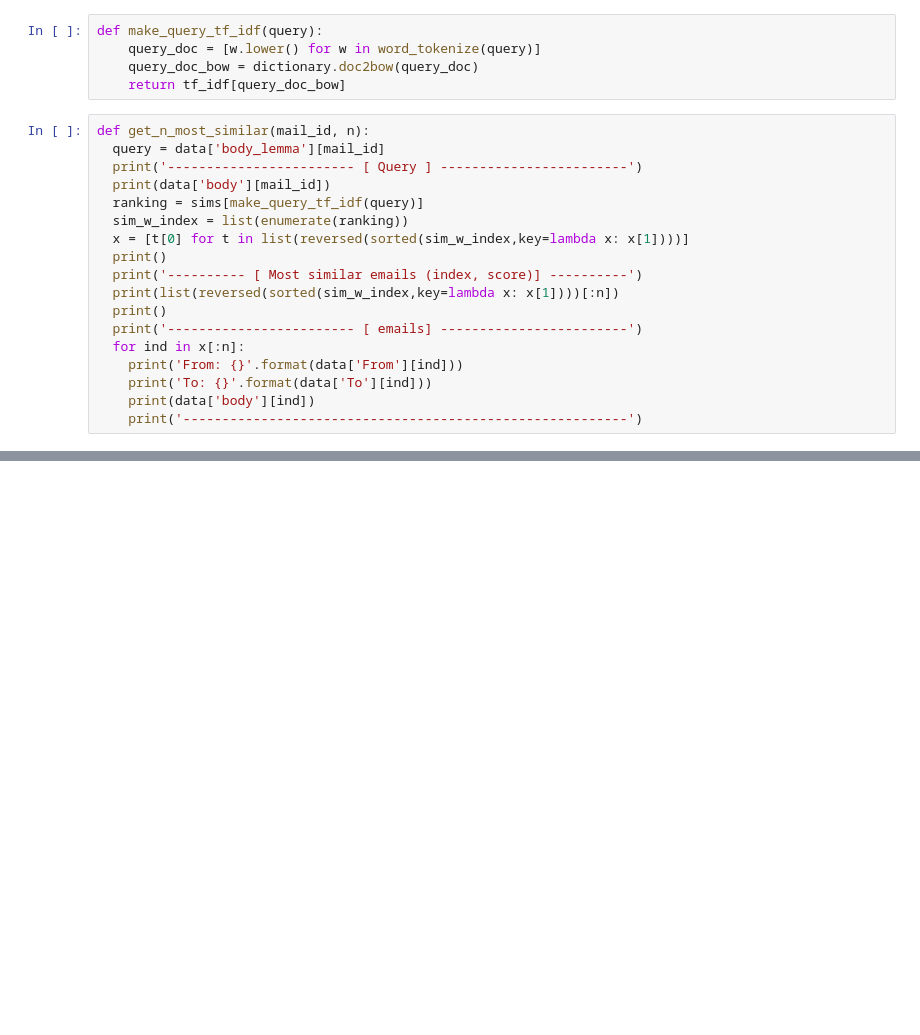
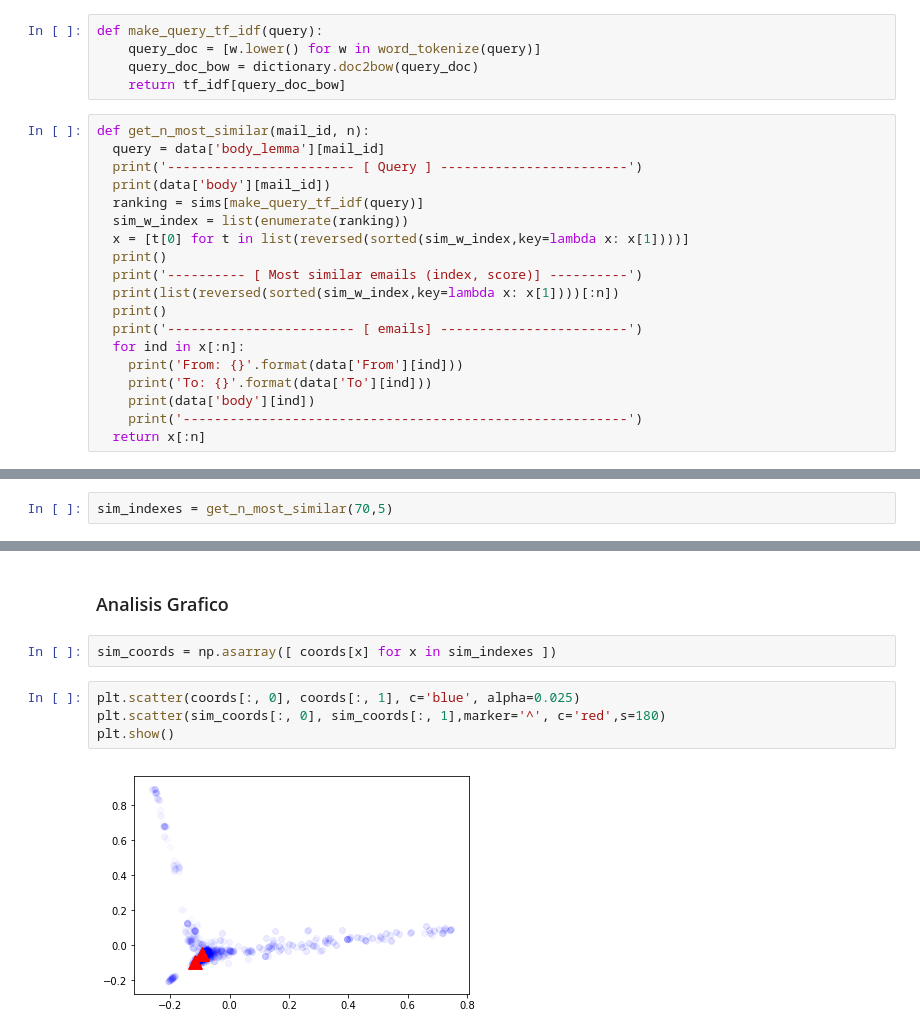
Before and after one commit to keyvhinng/enron-text-mining, a Jupyter notebook: INF656-project-analisis.ipynb, the cells around one changed output, grey strips where cells are left out. Cells and saved outputs as stored; diff of their text form; blank space fills up the shorter version.

```diff
--- a/INF656-project-analisis.ipynb
+++ b/INF656-project-analisis.ipynb
@@ -315,4 +253,5 @@ def get_n_most_similar(mail_id, n):
     print('To: {}'.format(data['To'][ind]))
     print(data['body'][ind])
     print('---------------------------------------------------------')
+  return x[:n]
 # %%
@@ -329,0 +261,2 @@ make_query_tf_idf(data['body_lemma'][4])
+# %%
+sim_indexes = get_n_most_similar(70,5)
@@ -329,0 +281,10 @@ make_query_tf_idf(data['body_lemma'][4])
+# %% [markdown]
+### Analisis Grafico
+# %%
+sim_coords = np.asarray([ coords[x] for x in sim_indexes ])
+# %%
+plt.scatter(coords[:, 0], coords[:, 1], c='blue', alpha=0.025)
+plt.scatter(sim_coords[:, 0], sim_coords[:, 1],marker='^', c='red',s=180)
+plt.show()
+# %% [output]
+[figure, added]
```
Also changed, not shown: parts of 44 cells of this notebook, 1 other file.
